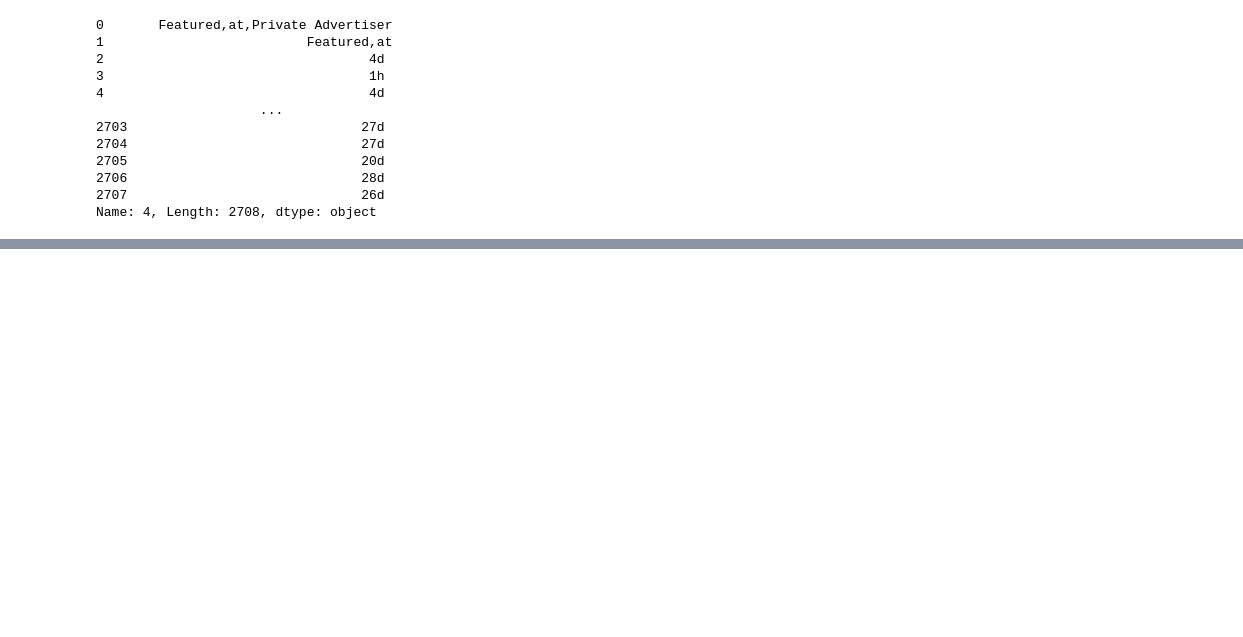
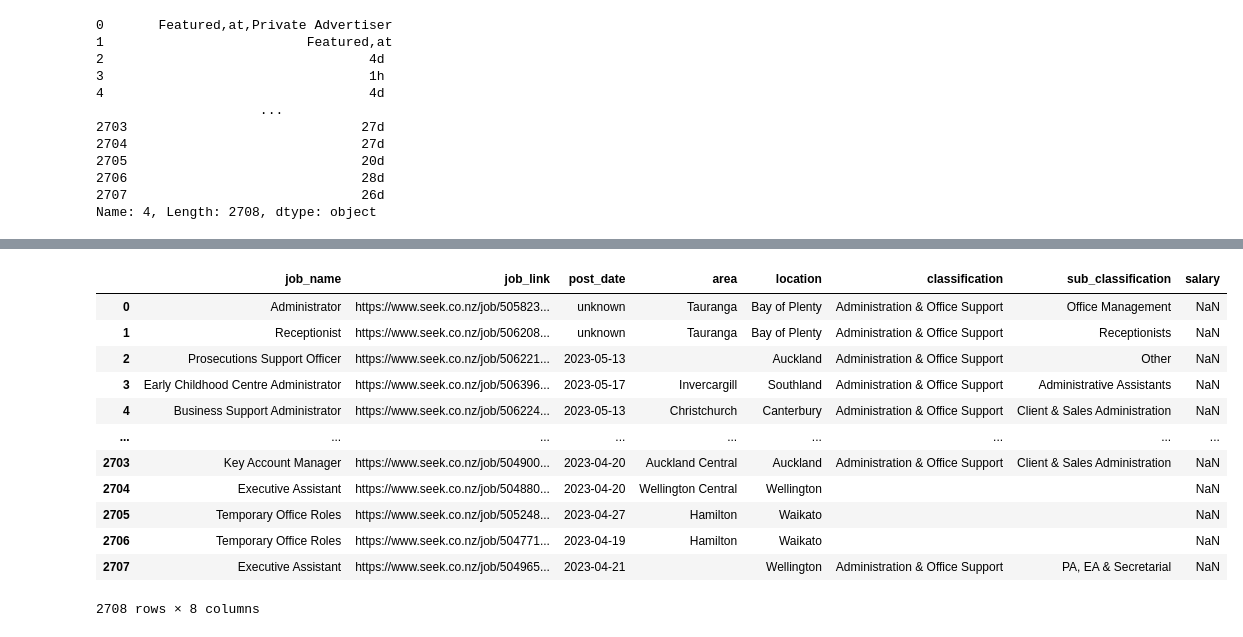
Before and after one commit to jingyun0312/seek_admin, a Jupyter notebook: NZjobs_test.ipynb, the cells around one changed output, grey strips where cells are left out. Saved outputs shown, nothing was run; the diff lists cells and outputs as text; code cells hidden in the pictures; blank space fills up the shorter version.

```diff
--- a/NZjobs_test.ipynb
+++ b/NZjobs_test.ipynb
@@ -362,4 +364,16 @@ Name: 4, Length: 2708, dtype: object
 # %%
 #get post date
-def get_postdate(x):
-    today_date = datetime.date.today()
+def get_postdate(i):
+    today_date = datetime.today()
+    x = i.strip()
+    if x[len(x)-1]in ['hour', 'hours', 'hr', 'hrs', 'h']:
+        date = today_date - relativedelta(hours=int(x[:len(x)-1]))
+        return str(date.date().isoformat())
+    elif x[len(x)-1]in ['day', 'days', 'd']:
+        date = today_date - relativedelta(days=int(x[:len(x)-1]))
+        return str(date.date().isoformat())
+    else:
+        return 'unknown'
+# %%
+jobs['post_date'] = jobs[4].apply(get_postdate)
+# jobs[4][2]
@@ -365,0 +396,2 @@ def get_postdate(x):
+# %%
+jobs['job_link'] = jobs[1]
@@ -366 +414,19 @@ def get_postdate(x):
+# %%
+df_adminjobs = jobs[['job_name','job_link','post_date','area','location','classification','sub_classification','salary']]
+# %%
+df_adminjobs
+# %% [output]
+|  | job_name | job_link | post_date | area | location | classification | sub_classification | salary |
+| 0 | Administrator | https://www.seek.co.nz/job/505823... | unknown | Tauranga | Bay of Plenty | Administration & Office Support | Office Management | NaN |
+| 1 | Receptionist | https://www.seek.co.nz/job/506208... | unknown | Tauranga | Bay of Plenty | Administration & Office Support | Receptionists | NaN |
+| 2 | Prosecutions Support Officer | https://www.seek.co.nz/job/506221... | 2023-05-13 |  | Auckland | Administration & Office Support | Other | NaN |
+| 3 | Early Childhood Centre Administrator | https://www.seek.co.nz/job/506396... | 2023-05-17 | Invercargill | Southland | Administration & Office Support | Administrative Assistants | NaN |
+| 4 | Business Support Administrator | https://www.seek.co.nz/job/506224... | 2023-05-13 | Christchurch | Canterbury | Administration & Office Support | Client & Sales Administration | NaN |
+| ... | ... | ... | ... | ... | ... | ... | ... | ... |
+| 2703 | Key Account Manager | https://www.seek.co.nz/job/504900... | 2023-04-20 | Auckland Central | Auckland | Administration & Office Support | Client & Sales Administration | NaN |
+| 2704 | Executive Assistant | https://www.seek.co.nz/job/504880... | 2023-04-20 | Wellington Central | Wellington |  |  | NaN |
+| 2705 | Temporary Office Roles | https://www.seek.co.nz/job/505248... | 2023-04-27 | Hamilton | Waikato |  |  | NaN |
+| 2706 | Temporary Office Roles | https://www.seek.co.nz/job/504771... | 2023-04-19 | Hamilton | Waikato |  |  | NaN |
+| 2707 | Executive Assistant | https://www.seek.co.nz/job/504965... | 2023-04-21 |  | Wellington | Administration & Office Support | PA, EA & Secretarial | NaN |
+2708 rows × 8 columns
 # %%
```
Also changed, not shown: parts of 5 cells of this notebook, 1 other file.
